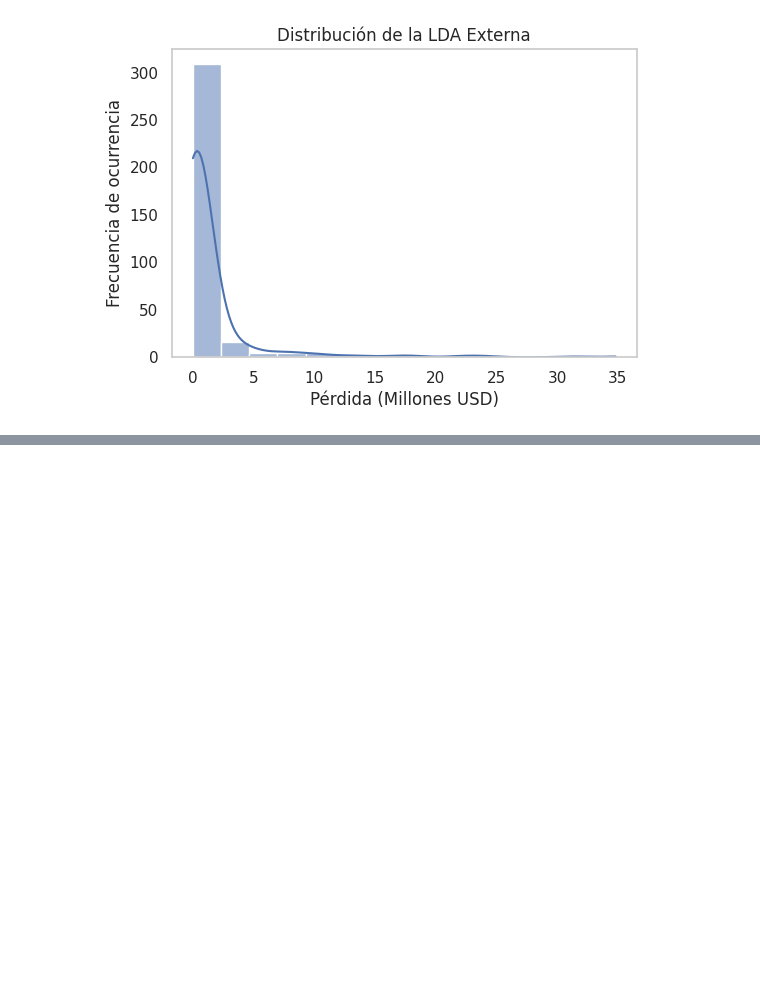
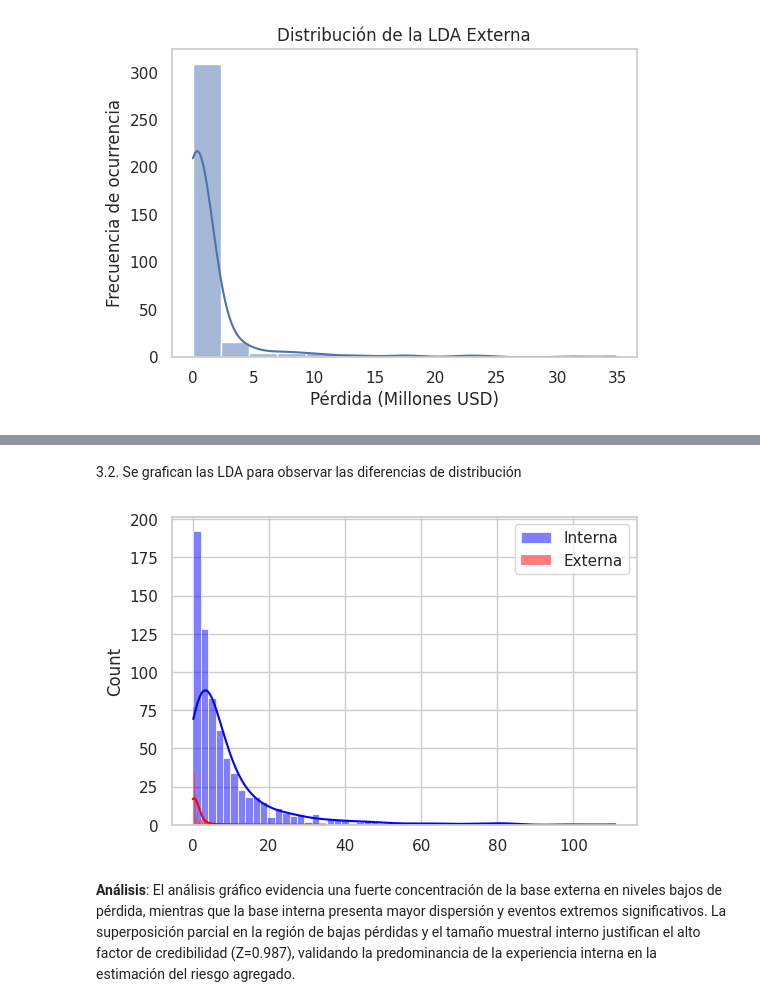
Before and after one commit to Sebas-Atehortua/Integracion-de-Datos-y-Prospectiva, a Jupyter notebook: Integración_Credibilidad_FINTECH.ipynb, the cells around one changed output, grey strips where cells are left out. Cells and saved outputs as stored; diff of their text form; code cells hidden in the pictures; blank space fills up the shorter version.

```diff
--- a/Integración_Credibilidad_FINTECH.ipynb
+++ b/Integración_Credibilidad_FINTECH.ipynb
@@ -133,0 +174,12 @@ Curtosis: 29.64
+# %% [markdown]
+3.2. Se grafican las LDA para observar las diferencias de distribución
+# %%
+plt.figure(figsize=(6,4))
+sns.histplot(LDA_interna, color='blue', label='Interna', kde=True)
+sns.histplot(LDA_externa, color='red', label='Externa', kde=True)
+plt.legend()
+plt.show()
+# %% [output]
+[figure, added]
+# %% [markdown]
+**Análisis**: El análisis gráfico evidencia una fuerte concentración de la base externa en niveles bajos de pérdida, mientras que la base interna presenta mayor dispersión y eventos extremos significativos. La superposición parcial en la región de bajas pérdidas y el tamaño muestral interno justifican el alto factor de credibilidad (Z=0.987), validando la predominancia de la experiencia interna en la estimación del riesgo agregado.
```
Also changed, not shown: parts of 5 cells of this notebook.
